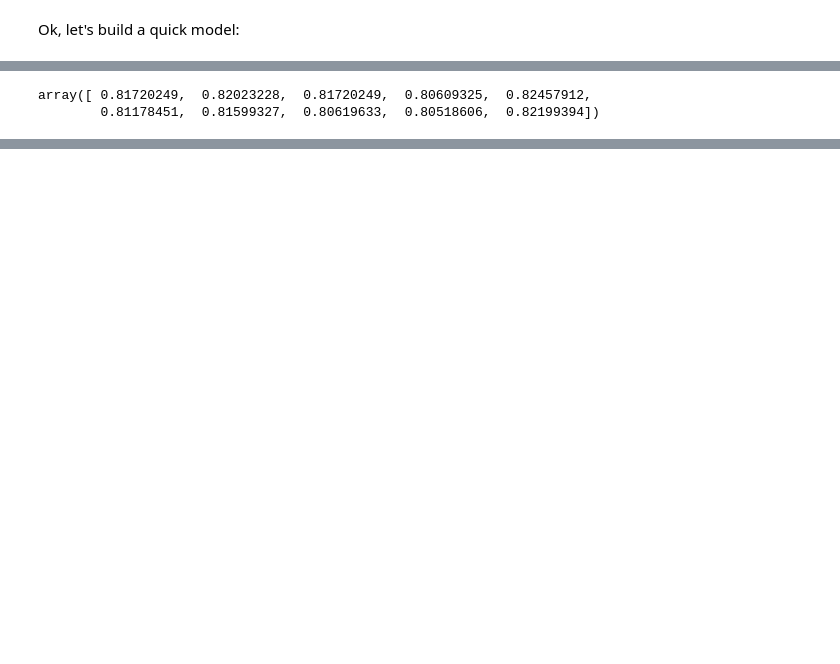
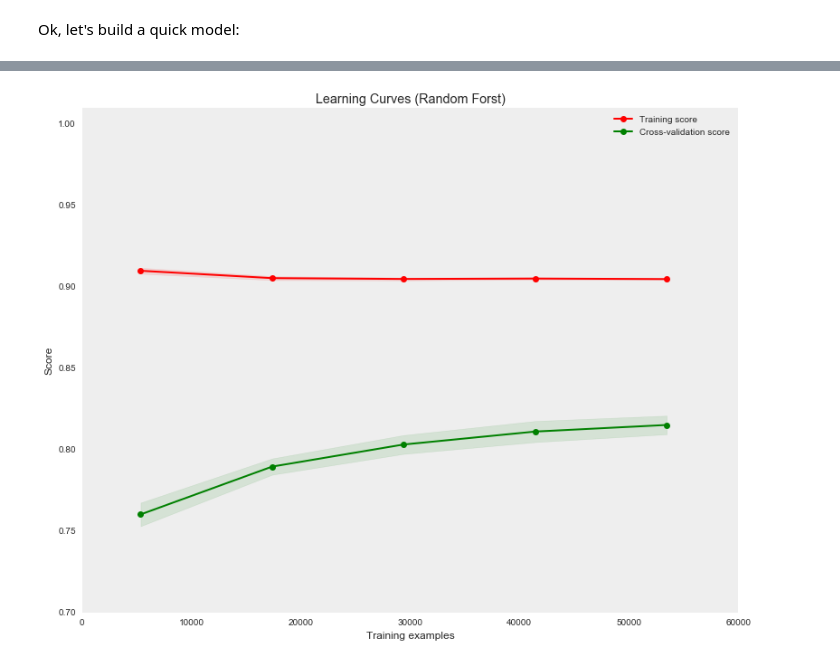
Before and after one commit to du-phan/Pump-it-Up, a Jupyter notebook: Pump_it_up.ipynb, the cells around one changed output, grey strips where cells are left out. Cells and saved outputs as stored; diff of their text form; code cells hidden in the pictures; blank space fills up the shorter version.

```diff
--- a/Pump_it_up.ipynb
+++ b/Pump_it_up.ipynb
@@ -525,5 +692,0 @@ error = cross_validation.cross_val_score(clf, train_df[feature_list], train_df['
-# %%
-error
-# %% [output]
-array([ 0.81720249,  0.82023228,  0.81720249,  0.80609325,  0.82457912,
-        0.81178451,  0.81599327,  0.80619633,  0.80518606,  0.82199394])
@@ -529,0 +723,7 @@ array([ 0.81720249,  0.82023228,  0.81720249,  0.80609325,  0.82457912,
+# %%
+from sklearn.model_selection import ShuffleSplit
+
+title = "Learning Curves (Random Forst)"
+clf = RandomForestClassifier(n_estimators=500, min_samples_leaf=3)
+# plot_learning_curve(clf, title, train_df[feature_list], train_df['status_group'], ylim=(0.7, 1.01), cv=10, n_jobs=-1)
+# %% [output]
@@ -530,3 +731,4 @@ array([ 0.81720249,  0.82023228,  0.81720249,  0.80609325,  0.82457912,
+[figure, added]
 # %%
 clf.fit(train_df[feature_list], train_df['status_group'])
 # %% [output]
```
Also changed, not shown: parts of 49 cells of this notebook, 1 other file.
